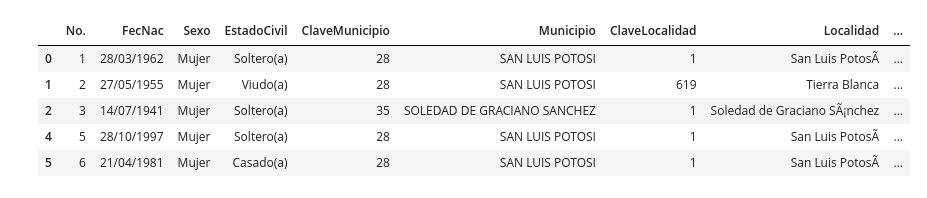
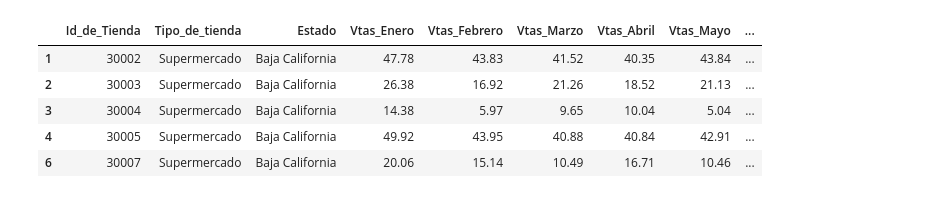
Before and after one commit to MarcoLope/PROYECTOO, a Jupyter notebook: Untitled.ipynb, the cells around one changed output. Saved outputs shown, nothing was run; the diff lists cells and outputs as text; code cells hidden in the pictures.

```diff
--- a/Untitled.ipynb
+++ b/Untitled.ipynb
@@ -6,6 +6,6 @@ import numpy as np
 import missingno as msno
 %matplotlib inline
 # %%
-path = '/content/gestion-de-enero-junio-2019.csv'
+path = '/content/CASO PARA ANALISTA  NIELSEN.csv'
 df = pd.read_csv(path, encoding='latin', error_bad_lines=False)
 df.head()
@@ -14,9 +21,9 @@ df.loc[20:25]
 # %%
-df.drop([3,15,19], axis=0).head()
+df.drop([0,5,19], axis=0).head()
 # %% [output]
-|  | No. | FecNac | Sexo | EstadoCivil | ClaveMunicipio | Municipio | ClaveLocalidad | Localidad | ... |
-| 0 | 1 | 28/03/1962 | Mujer | Soltero(a) | 28 | SAN LUIS POTOSI | 1 | San Luis PotosÃ­ | ... |
-| 1 | 2 | 27/05/1955 | Mujer | Viudo(a) | 28 | SAN LUIS POTOSI | 619 | Tierra Blanca | ... |
-| 2 | 3 | 14/07/1941 | Mujer | Soltero(a) | 35 | SOLEDAD DE GRACIANO SANCHEZ | 1 | Soledad de Graciano SÃ¡nchez | ... |
-| 4 | 5 | 28/10/1997 | Mujer | Soltero(a) | 28 | SAN LUIS POTOSI | 1 | San Luis PotosÃ­ | ... |
-| 5 | 6 | 21/04/1981 | Mujer | Casado(a) | 28 | SAN LUIS POTOSI | 1 | San Luis PotosÃ­ | ... |
+|  | Id_de_Tienda | Tipo_de_tienda | Estado | Vtas_Enero | Vtas_Febrero | Vtas_Marzo | Vtas_Abril | Vtas_Mayo | ... |
+| 1 | 30002 | Supermercado | Baja California | 47.78 | 43.83 | 41.52 | 40.35 | 43.84 | ... |
+| 2 | 30003 | Supermercado | Baja California | 26.38 | 16.92 | 21.26 | 18.52 | 21.13 | ... |
+| 3 | 30004 | Supermercado | Baja California | 14.38 | 5.97 | 9.65 | 10.04 | 5.04 | ... |
+| 4 | 30005 | Supermercado | Baja California | 49.92 | 43.95 | 40.88 | 40.84 | 42.91 | ... |
+| 6 | 30007 | Supermercado | Baja California | 20.06 | 15.14 | 10.49 | 16.71 | 10.46 | ... |
```
Also changed, not shown: parts of 48 cells of this notebook.
